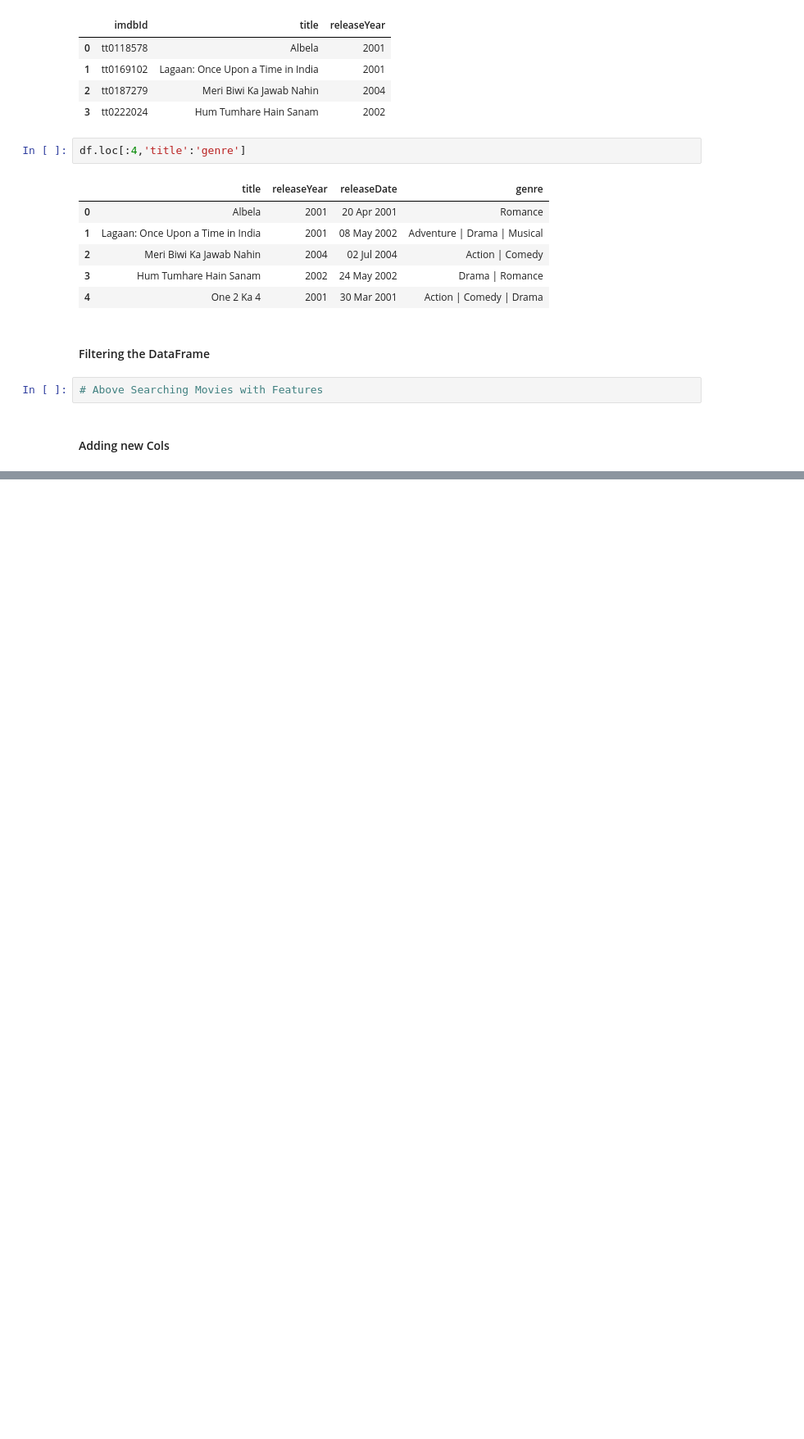
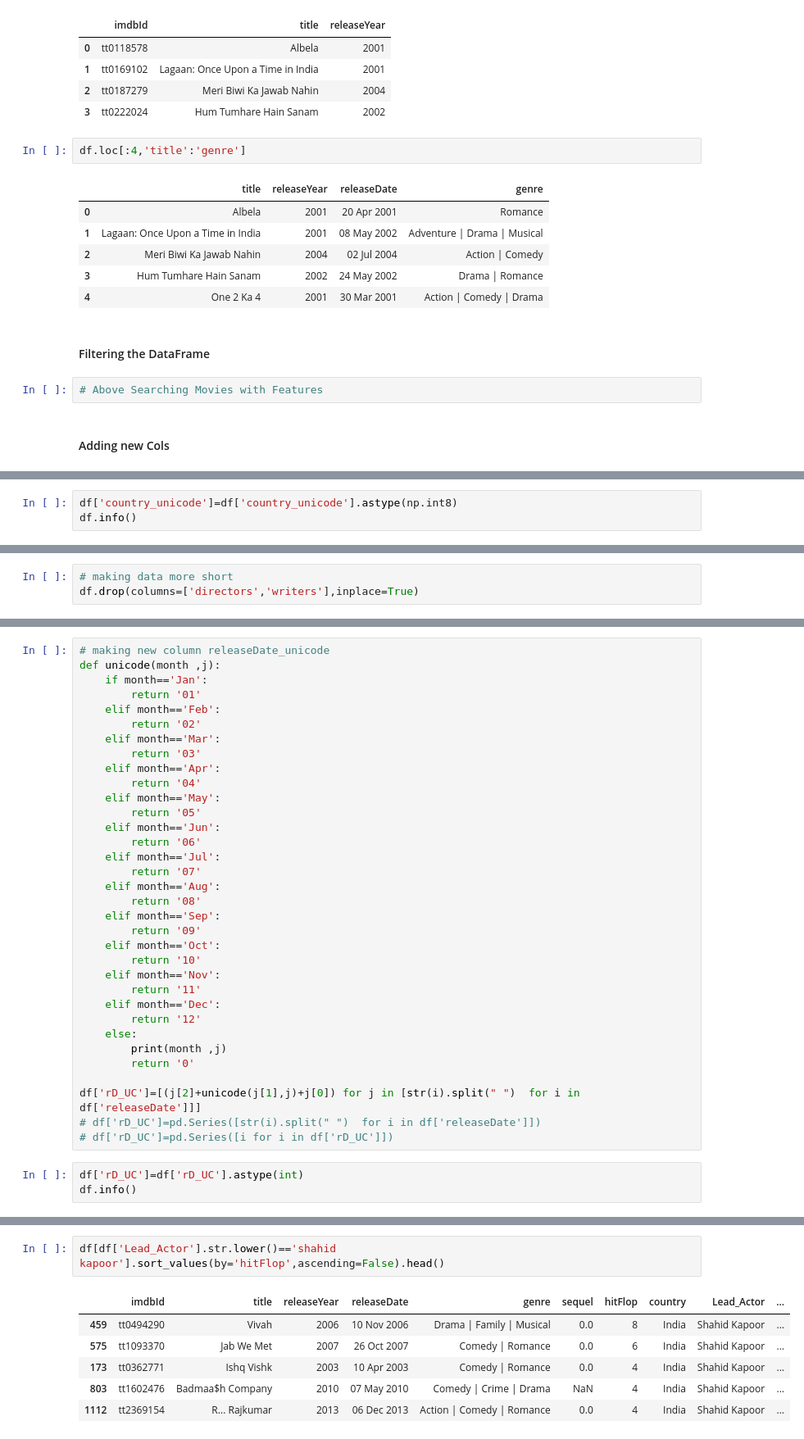
Before and after one commit to Pankaj-Jhajhria/Advanced_Python, a Jupyter notebook: Libraries/2_Pandas.ipynb, the cells around one changed output, grey strips where cells are left out. Shown at 82% size. Cells and saved outputs as stored; diff of their text form; blank space fills up the shorter version.

Commit message:
add Some Important Series Methods in Pandas

```diff
--- a/Libraries/2_Pandas.ipynb
+++ b/Libraries/2_Pandas.ipynb
@@ -715,0 +725,3 @@ df.head(3)
+# %%
+df['country_unicode']=df['country_unicode'].astype(np.int8)
+df.info()
@@ -715,0 +773,3 @@ df.head(3)
+# %%
+# making data more short
+df.drop(columns=['directors','writers'],inplace=True)
@@ -715,0 +778,37 @@ df.head(3)
+# %%
+# making new column releaseDate_unicode
+def unicode(month ,j):
+    if month=='Jan':
+        return '01'
+    elif month=='Feb':
+        return '02'
+    elif month=='Mar':
+        return '03'
+    elif month=='Apr':
+        return '04'
+    elif month=='May':
+        return '05'
+    elif month=='Jun':
+        return '06'
+    elif month=='Jul':
+        return '07'
+    elif month=='Aug':
+        return '08'
+    elif month=='Sep':
+        return '09'
+    elif month=='Oct':
+        return '10'
+    elif month=='Nov':
+        return '11'
+    elif month=='Dec':
+        return '12'
+    else:
+        print(month ,j)
+        return '0'
+
+df['rD_UC']=[(j[2]+unicode(j[1],j)+j[0]) for j in [str(i).split(" ")  for i in df['releaseDate']]]
+# df['rD_UC']=pd.Series([str(i).split(" ")  for i in df['releaseDate']])
+# df['rD_UC']=pd.Series([i for i in df['rD_UC']])
+# %%
+df['rD_UC']=df['rD_UC'].astype(int)
+df.info()
@@ -715,0 +849,9 @@ df.head(3)
+# %%
+df[df['Lead_Actor'].str.lower()=='shahid kapoor'].sort_values(by='hitFlop',ascending=False).head()
+# %% [output]
+|  | imdbId | title | releaseYear | releaseDate | genre | sequel | hitFlop | country | Lead_Actor | ... |
+| 459 | tt0494290 | Vivah | 2006 | 10 Nov 2006 | Drama | Family | Musical | 0.0 | 8 | India | Shahid Kapoor | ... |
+| 575 | tt1093370 | Jab We Met | 2007 | 26 Oct 2007 | Comedy | Romance | 0.0 | 6 | India | Shahid Kapoor | ... |
+| 173 | tt0362771 | Ishq Vishk | 2003 | 10 Apr 2003 | Comedy | Romance | 0.0 | 4 | India | Shahid Kapoor | ... |
+| 803 | tt1602476 | Badmaa$h Company | 2010 | 07 May 2010 | Comedy | Crime | Drama | NaN | 4 | India | Shahid Kapoor | ... |
+| 1112 | tt2369154 | R... Rajkumar | 2013 | 06 Dec 2013 | Action | Comedy | Romance | 0.0 | 4 | India | Shahid Kapoor | ... |
```
Also changed, not shown: parts of 33 cells of this notebook, 1 other file.
